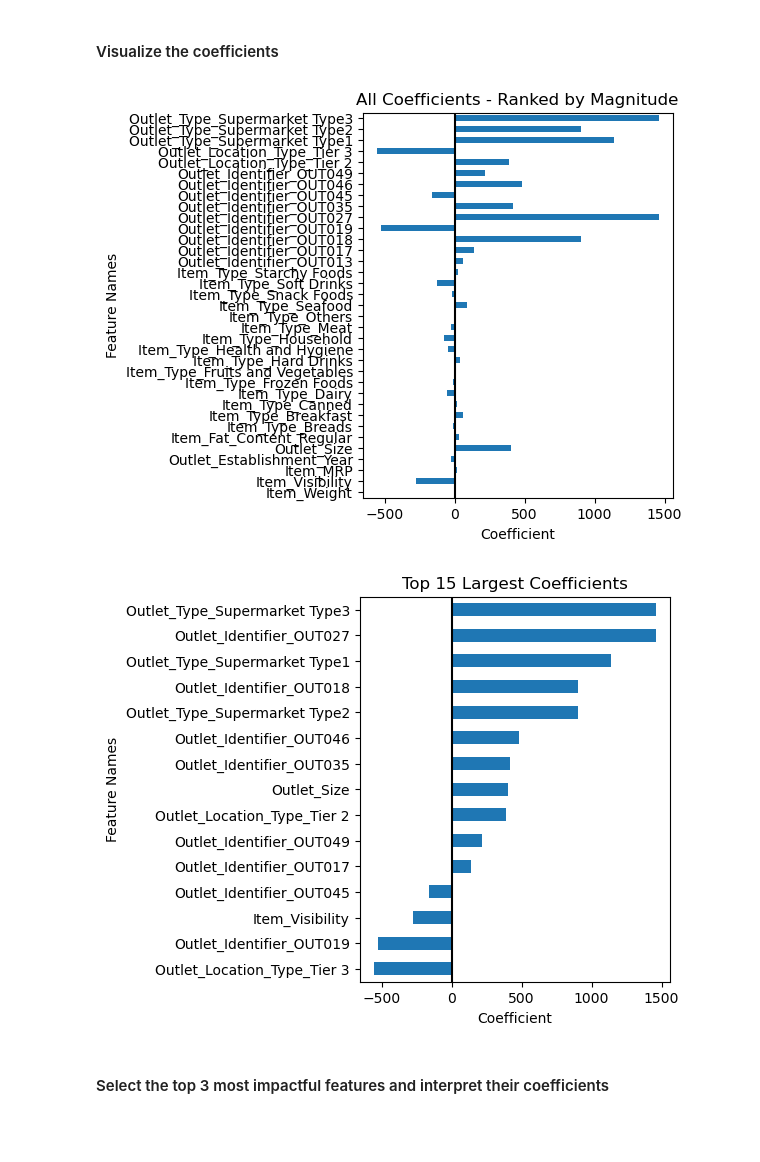
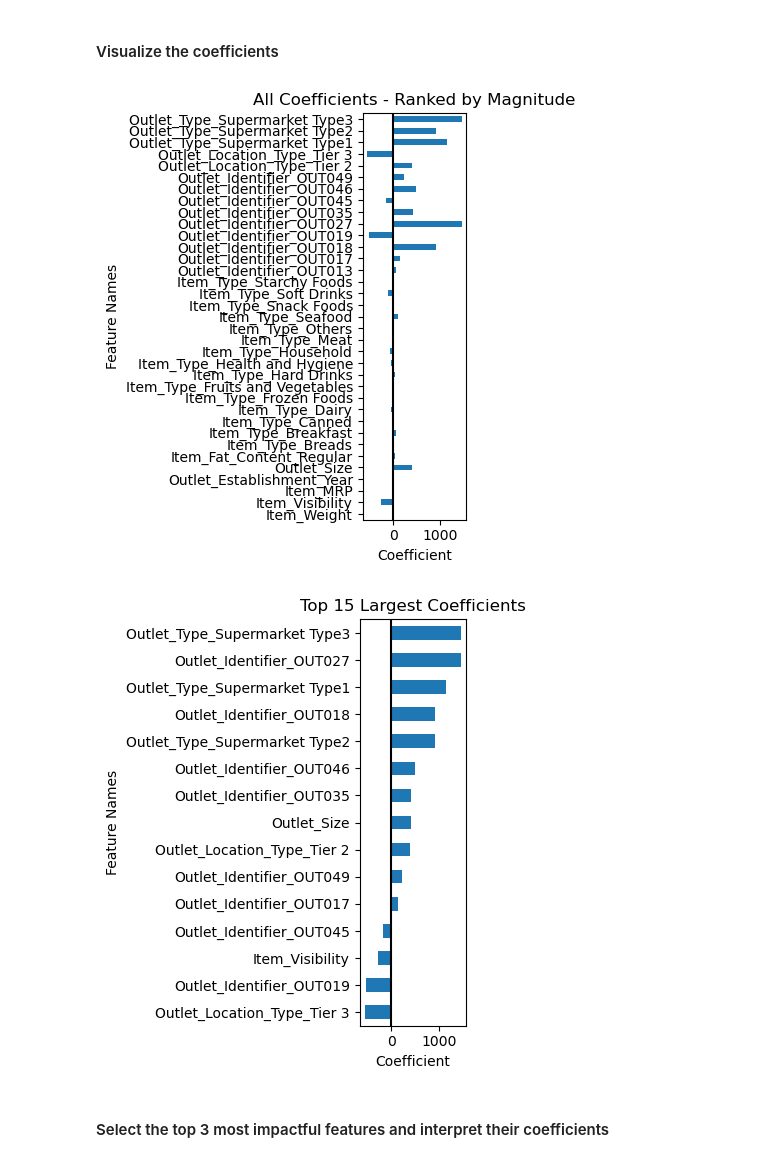
Before and after one commit to andreacohen7/Supermarket-Sales, a Jupyter notebook: Supermarket Sales.ipynb, the cells around one changed output. Cells and saved outputs as stored; diff of their text form; code cells hidden in the pictures; blank space fills up the shorter version.

```diff
--- a/Supermarket Sales.ipynb
+++ b/Supermarket Sales.ipynb
@@ -570,16 +570,18 @@ dtype: float64
 #### Visualize the coefficients
 # %%
 fig, ax = plt.subplots()
-plot_coeffs(coeffs);
+plot_coeffs(coeffs)
+fig.tight_layout();
 fig.savefig('All Coefficients.png', dpi = 300)
 # %% [output]
-[figure, old version]
+[figure, new version]
 # %%
 fig, ax = plt.subplots()
 ax = plot_coeffs(coeffs, top_n = 15)
+fig.tight_layout();
 fig.savefig('Top 15 Largest Coefficients.png', dpi = 300)
 # %% [output]
-[figure, old version]
+[figure, new version]
 # %% [markdown]
 #### Select the top 3 most impactful features and interpret their coefficients
 # %%
```
Also changed, not shown: parts of 2 cells of this notebook, 4 other files.
